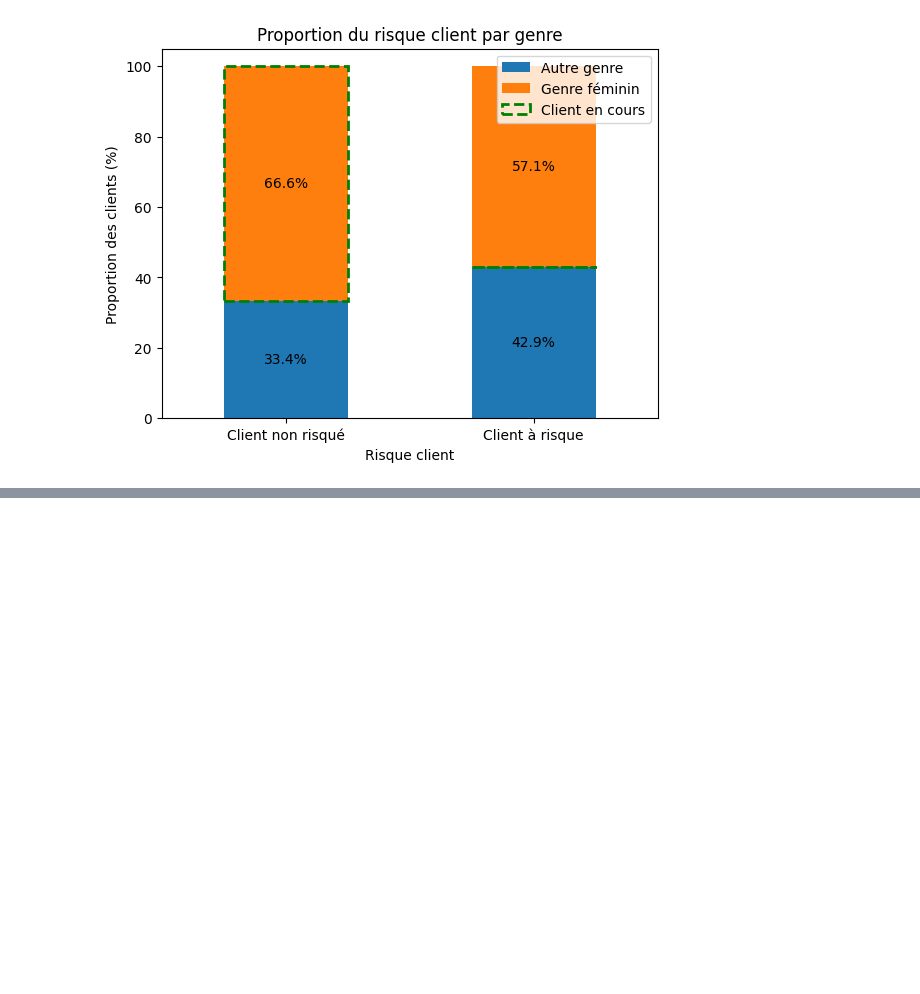
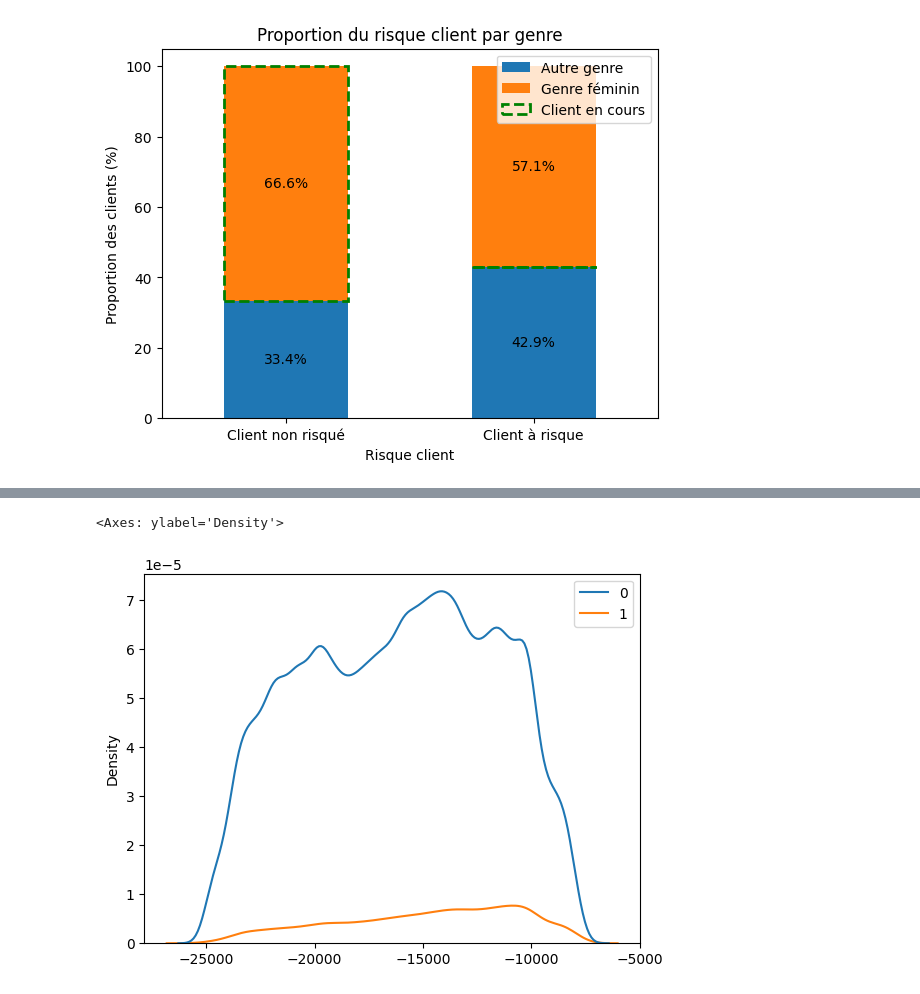
Before and after one commit to gbujo/OpenClassroom-PJ_7, a Jupyter notebook: sources/dashboard/Prepa_dashboard.ipynb, the cells around one changed output, grey strips where cells are left out. Cells and saved outputs as stored; diff of their text form; code cells hidden in the pictures; blank space fills up the shorter version.

```diff
--- a/sources/dashboard/Prepa_dashboard.ipynb
+++ b/sources/dashboard/Prepa_dashboard.ipynb
@@ -395,0 +459,5 @@ plt.show()
+# %%
+sns.kdeplot(serie, density=true)
+# %% [output]
+<Axes: ylabel='Density'>
+[figure, added]
```
Also changed, not shown: parts of 14 cells of this notebook, 2 other files.
